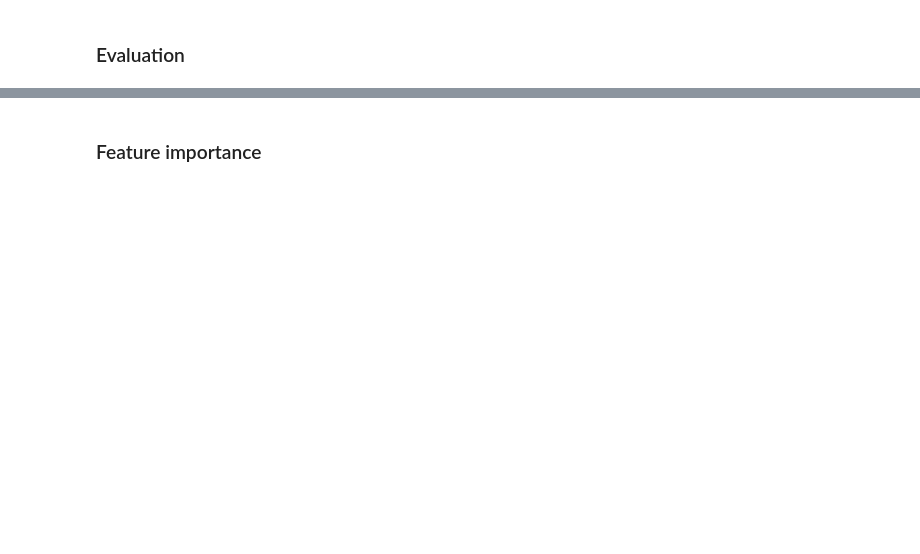
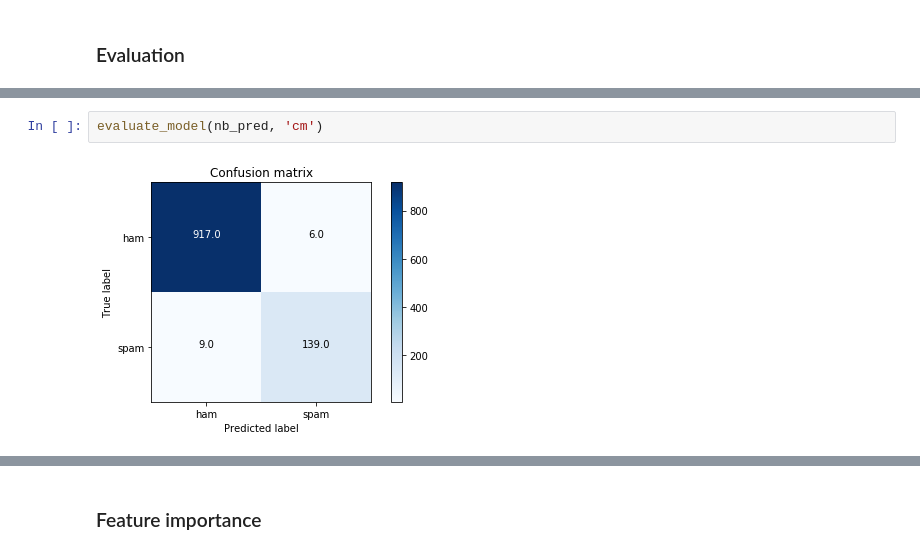
Before and after one commit to lullaby1024/Spam_Detection, a Jupyter notebook: spam_detection.ipynb, the cells around one changed output, grey strips where cells are left out. Cells and saved outputs as stored; diff of their text form; blank space fills up the shorter version.

```diff
--- a/spam_detection.ipynb
+++ b/spam_detection.ipynb
@@ -394,0 +675,4 @@ print(metrics.confusionMatrix())
+# %%
+evaluate_model(nb_pred, 'cm')
+# %% [output]
+[figure, added]
```
Also changed, not shown: parts of 79 cells of this notebook.
